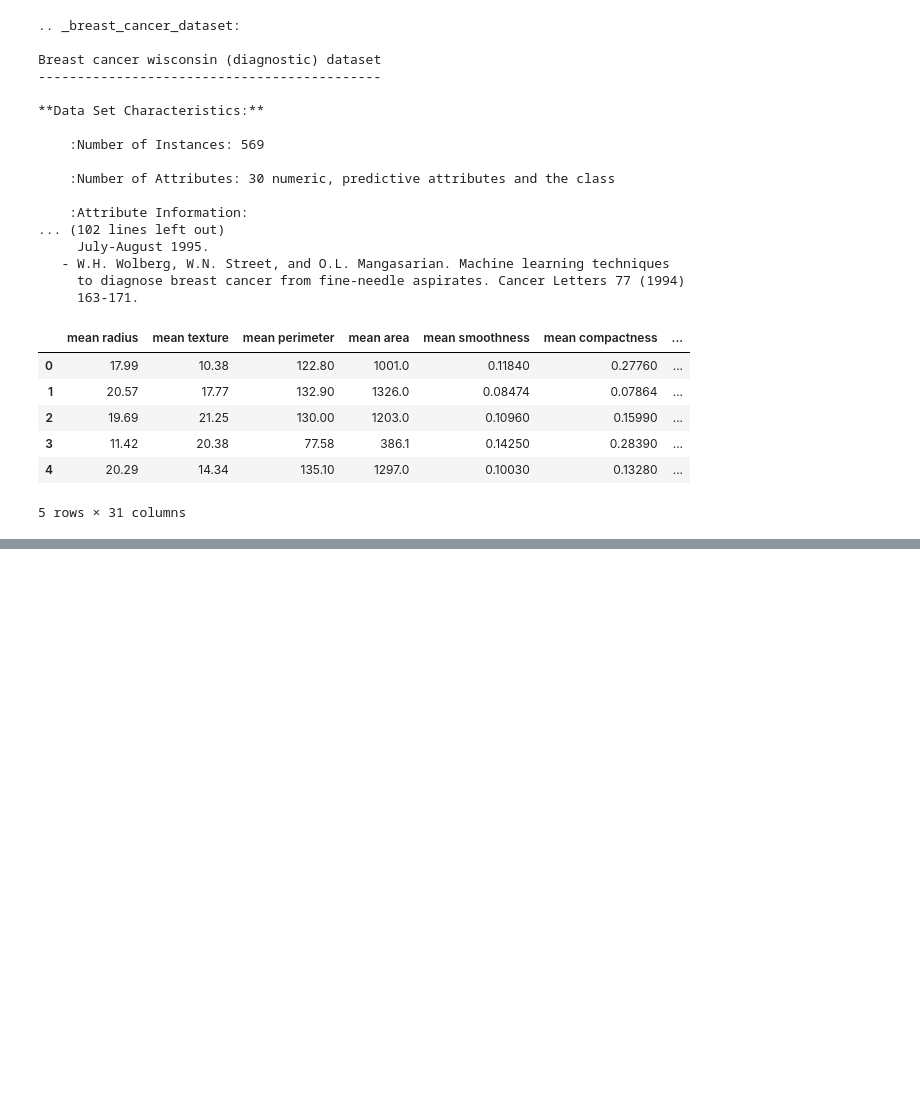
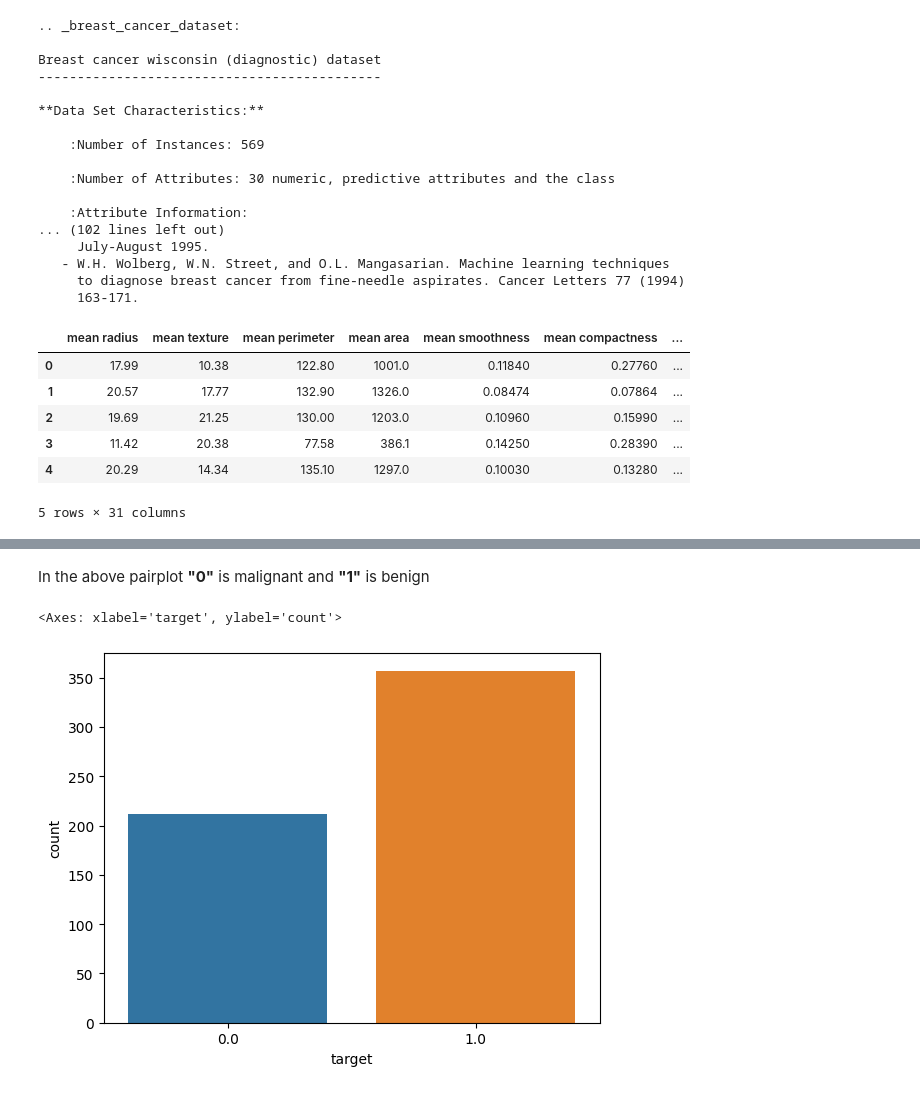
Before and after one commit to Priyo-prog/Machine-Learning, a Jupyter notebook: Breast Cancer Classification SVM/breast_cancer_classification_svm.ipynb, the cells around one changed output, grey strips where cells are left out. Cells and saved outputs as stored; diff of their text form; code cells hidden in the pictures; blank space fills up the shorter version.

```diff
--- a/Breast Cancer Classification SVM/breast_cancer_classification_svm.ipynb
+++ b/Breast Cancer Classification SVM/breast_cancer_classification_svm.ipynb
@@ -86,0 +94,7 @@ cancer_df.head()
+# %% [markdown]
+In the above pairplot **"0"** is malignant and **"1"** is benign
+# %%
+sns.countplot(x=cancer_df["target"])
+# %% [output]
+<Axes: xlabel='target', ylabel='count'>
+[figure, added]
```
Also changed, not shown: parts of 4 cells of this notebook.
